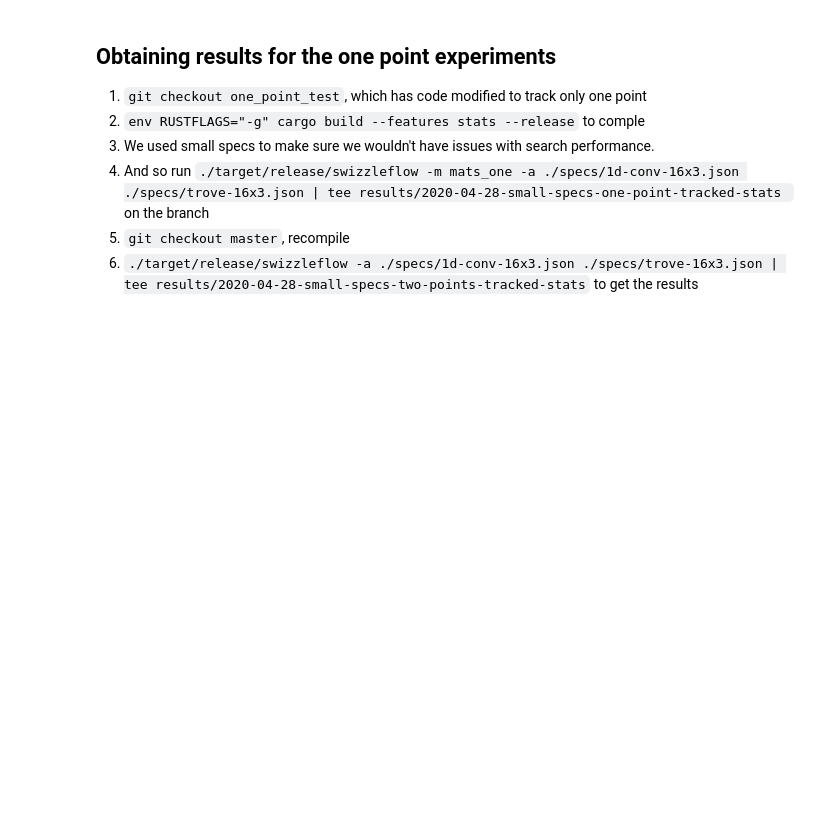
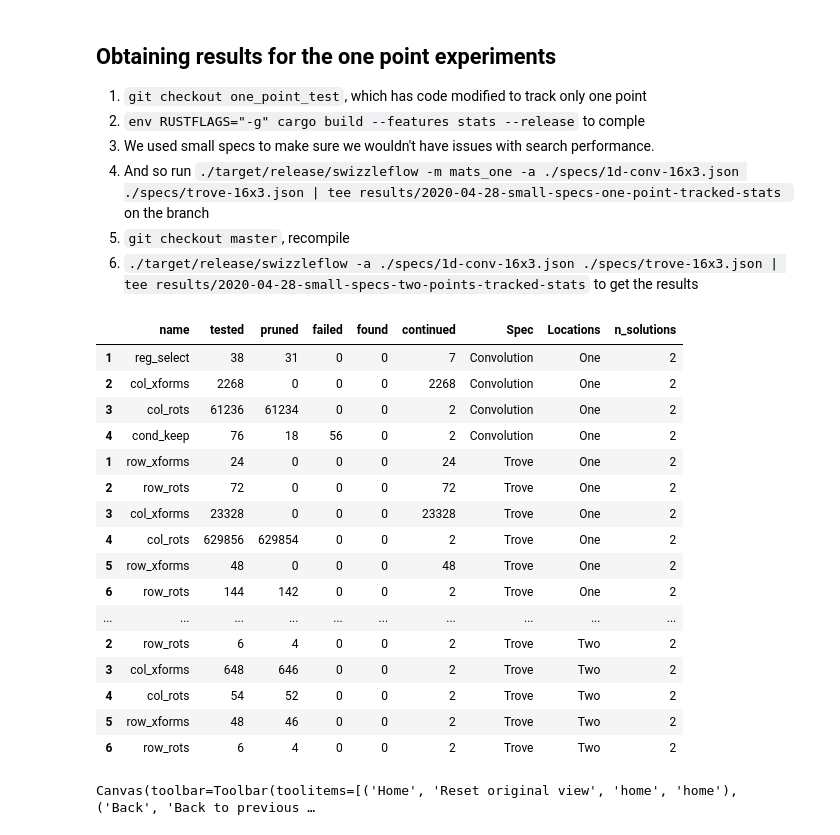
Before and after one commit to krzysz00/swizzleflow, a Jupyter notebook: notebooks/analysis-for-quals-paper.ipynb, the cells around one changed output. Drawn from its saved outputs; the diff is of its cells as text; code cells hidden in the pictures; blank space fills up the shorter version.

```diff
--- a/notebooks/analysis-for-quals-paper.ipynb
+++ b/notebooks/analysis-for-quals-paper.ipynb
@@ -69,7 +69,7 @@ two_points_raw = fetch("2020-04-28-small-specs-two-points-tracked-stats")
 def map_frames(frames, f):
     return {k: f(v) for k, v in frames.items()}
 # %%
-cols_to_keep = ['tested', 'found', 'failed', 'pruned', 'continued']
+cols_to_keep = ['name', 'tested', 'pruned', 'failed', 'found', 'continued']
 one_point = extraction.search_stats(one_point_raw)
 two_points = extraction.search_stats(two_points_raw)
 one_point = map_frames(one_point,
@@ -82,2 +79,34 @@ extraction.compute_basis_size(two_points)
 # %%
 n_solutions = map_frames(two_points, lambda v: v['found'].sum())
+# %%
+def points_transform(points, spec, frame):
+    mapping = {'1d-conv-16x3': 'Convolution', 'trove-16x3': 'Trove'}
+    df = frame[1:-1].copy()
+    df['Spec'] = mapping[spec]
+    df['Locations'] = points
+    df['n_solutions'] = n_solutions[spec]
+    df.loc[df.index[-1], 'pruned'] = frame['failed'].iloc[-1]
+    df.loc[df.index[-1], 'continued'] = n_solutions[spec]
+    return df
+frames = [points_transform('One', k, v) for k, v in one_point.items()]
+frames.extend([points_transform('Two', k, v) for k, v in two_points.items()])
+all_data = pd.concat(frames)
+all_data
+# %% [output]
+|  | name | tested | pruned | failed | found | continued | Spec | Locations | n_solutions |
+| 1 | reg_select | 38 | 31 | 0 | 0 | 7 | Convolution | One | 2 |
+| 2 | col_xforms | 2268 | 0 | 0 | 0 | 2268 | Convolution | One | 2 |
+| 3 | col_rots | 61236 | 61234 | 0 | 0 | 2 | Convolution | One | 2 |
+| 4 | cond_keep | 76 | 18 | 56 | 0 | 2 | Convolution | One | 2 |
+| 1 | row_xforms | 24 | 0 | 0 | 0 | 24 | Trove | One | 2 |
+| 2 | row_rots | 72 | 0 | 0 | 0 | 72 | Trove | One | 2 |
+| 3 | col_xforms | 23328 | 0 | 0 | 0 | 23328 | Trove | One | 2 |
+| 4 | col_rots | 629856 | 629854 | 0 | 0 | 2 | Trove | One | 2 |
+| 5 | row_xforms | 48 | 0 | 0 | 0 | 48 | Trove | One | 2 |
+| 6 | row_rots | 144 | 142 | 0 | 0 | 2 | Trove | One | 2 |
+| ... | ... | ... | ... | ... | ... | ... | ... | ... | ... |
+| 2 | row_rots | 6 | 4 | 0 | 0 | 2 | Trove | Two | 2 |
+| 3 | col_xforms | 648 | 646 | 0 | 0 | 2 | Trove | Two | 2 |
+| 4 | col_rots | 54 | 52 | 0 | 0 | 2 | Trove | Two | 2 |
+| 5 | row_xforms | 48 | 46 | 0 | 0 | 2 | Trove | Two | 2 |
+| 6 | row_rots | 6 | 4 | 0 | 0 | 2 | Trove | Two | 2 |
@@ -83,0 +134,18 @@ n_solutions = map_frames(two_points, lambda v: v['found'].sum())
+# %%
+plot_df = all_data[['Locations', 'Spec', 'n_solutions', 'continued']].copy(deep=True)
+plot_df.index.name = "Statement"
+plot_df.set_index('Spec', append=True, inplace=True)
+plot_df = plot_df.reorder_levels([1, 0])
+plot_df['in_solution'] = plot_df['n_solutions'] / plot_df['continued']
+plot_df.drop(['n_solutions', 'continued'], inplace=True, axis=1)
+pivoted = multiindex_pivot(plot_df, columns='Locations', values='in_solution')
+fig, axs = plt.subplots(1, 2)
+fig.suptitle("Usefulness of subtree exploration with N elements")
+for ax, groups in zip(axs, pivoted.reset_index(level='Spec').groupby('Spec')):
+    name, data = groups
+    data.plot(kind='line', style='o-', ax=ax)
+    ax.set_title(name)
+axs[0].set_ylabel("% of states in solution")
+None
+# %% [output]
+Canvas(toolbar=Toolbar(toolitems=[('Home', 'Reset original view', 'home', 'home'), ('Back', 'Back to previous …
```
Also changed, not shown: parts of 45 cells of this notebook, 4 other files.
